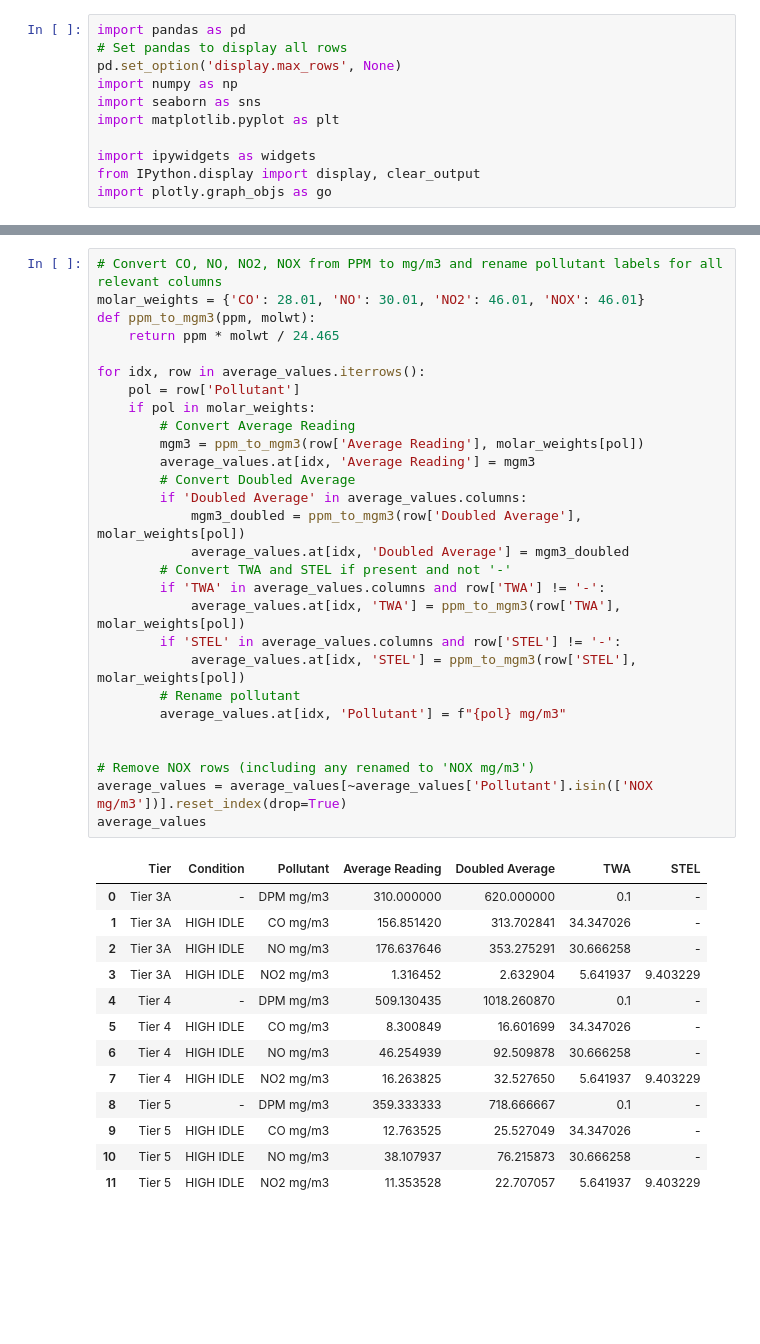
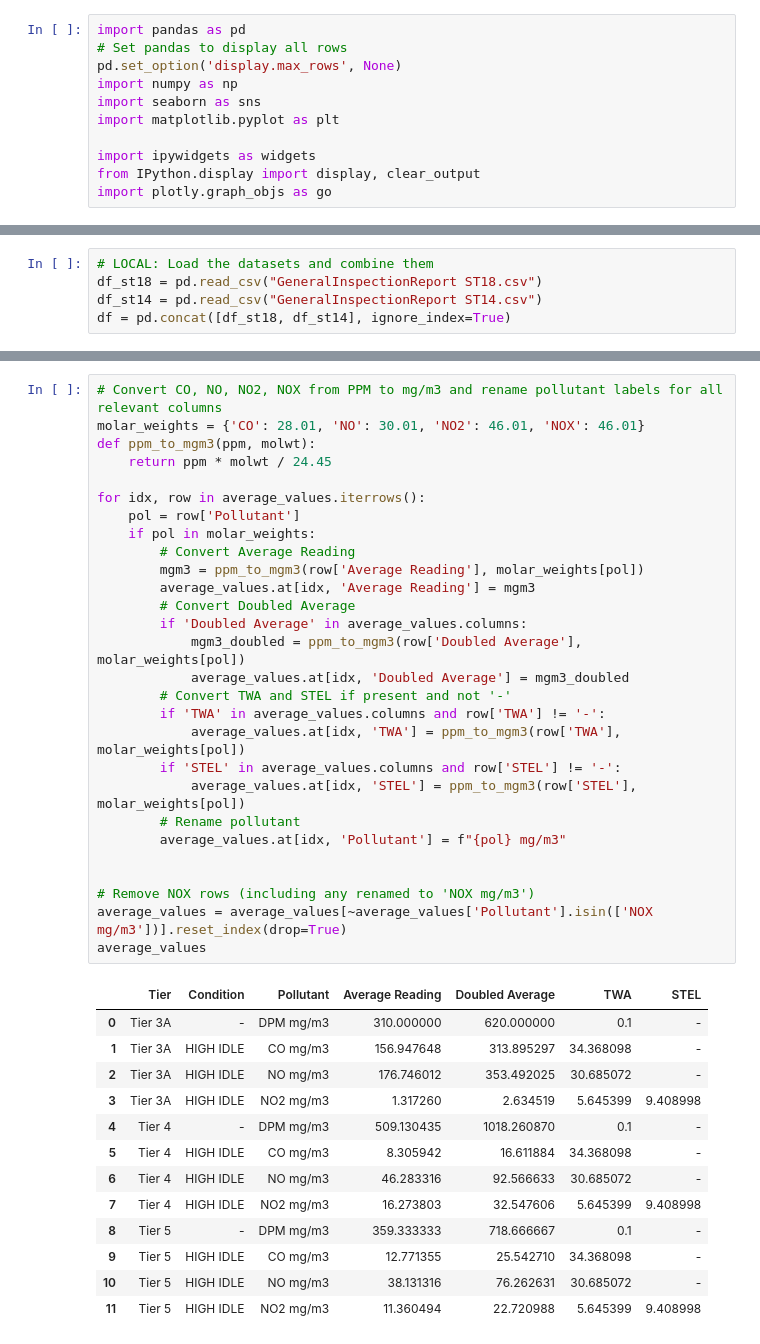
Before and after one commit to ZeKaiCheong/Emissions_data, a Jupyter notebook: Emissions_Analysis_Notebook_Modified_Vent_Dilution.ipynb, the cells around one changed output, grey strips where cells are left out. Cells and saved outputs as stored; diff of their text form; blank space fills up the shorter version.

```diff
--- a/Emissions_Analysis_Notebook_Modified_Vent_Dilution.ipynb
+++ b/Emissions_Analysis_Notebook_Modified_Vent_Dilution.ipynb
@@ -81,3 +38,8 @@ average_values
 | 12 | Tier 5 | HIGH IDLE | NO | 31.066667 | 62.133333 | 25 | - |
 | 13 | Tier 5 | HIGH IDLE | NO2 | 6.037037 | 12.074074 | 3 | 5 |
 | 14 | Tier 5 | HIGH IDLE | NOX | 38.437037 | 76.874074 | - | - |
+# %%
+# LOCAL: Load the datasets and combine them
+df_st18 = pd.read_csv("GeneralInspectionReport ST18.csv")
+df_st14 = pd.read_csv("GeneralInspectionReport ST14.csv")
+df = pd.concat([df_st18, df_st14], ignore_index=True)
@@ -84,45 +107,45 @@ average_values
 # %%
 # Convert CO, NO, NO2, NOX from PPM to mg/m3 and rename pollutant labels for all relevant columns
 molar_weights = {'CO': 28.01, 'NO': 30.01, 'NO2': 46.01, 'NOX': 46.01}
 def ppm_to_mgm3(ppm, molwt):
-    return ppm * molwt / 24.465
+    return ppm * molwt / 24.45
 
 for idx, row in average_values.iterrows():
     pol = row['Pollutant']
     if pol in molar_weights:
         # Convert Average Reading
         mgm3 = ppm_to_mgm3(row['Average Reading'], molar_weights[pol])
         average_values.at[idx, 'Average Reading'] = mgm3
         # Convert Doubled Average
         if 'Doubled Average' in average_values.columns:
             mgm3_doubled = ppm_to_mgm3(row['Doubled Average'], molar_weights[pol])
             average_values.at[idx, 'Doubled Average'] = mgm3_doubled
         # Convert TWA and STEL if present and not '-'
         if 'TWA' in average_values.columns and row['TWA'] != '-':
             average_values.at[idx, 'TWA'] = ppm_to_mgm3(row['TWA'], molar_weights[pol])
         if 'STEL' in average_values.columns and row['STEL'] != '-':
             average_values.at[idx, 'STEL'] = ppm_to_mgm3(row['STEL'], molar_weights[pol])
         # Rename pollutant
         average_values.at[idx, 'Pollutant'] = f"{pol} mg/m3"
 
 
 # Remove NOX rows (including any renamed to 'NOX mg/m3')
 average_values = average_values[~average_values['Pollutant'].isin(['NOX mg/m3'])].reset_index(drop=True)
 average_values
 # %% [output]
 |  | Tier | Condition | Pollutant | Average Reading | Doubled Average | TWA | STEL |
 | 0 | Tier 3A | - | DPM mg/m3 | 310.000000 | 620.000000 | 0.1 | - |
-| 1 | Tier 3A | HIGH IDLE | CO mg/m3 | 156.851420 | 313.702841 | 34.347026 | - |
-| 2 | Tier 3A | HIGH IDLE | NO mg/m3 | 176.637646 | 353.275291 | 30.666258 | - |
-| 3 | Tier 3A | HIGH IDLE | NO2 mg/m3 | 1.316452 | 2.632904 | 5.641937 | 9.403229 |
+| 1 | Tier 3A | HIGH IDLE | CO mg/m3 | 156.947648 | 313.895297 | 34.368098 | - |
+| 2 | Tier 3A | HIGH IDLE | NO mg/m3 | 176.746012 | 353.492025 | 30.685072 | - |
+| 3 | Tier 3A | HIGH IDLE | NO2 mg/m3 | 1.317260 | 2.634519 | 5.645399 | 9.408998 |
 | 4 | Tier 4 | - | DPM mg/m3 | 509.130435 | 1018.260870 | 0.1 | - |
-| 5 | Tier 4 | HIGH IDLE | CO mg/m3 | 8.300849 | 16.601699 | 34.347026 | - |
-| 6 | Tier 4 | HIGH IDLE | NO mg/m3 | 46.254939 | 92.509878 | 30.666258 | - |
-| 7 | Tier 4 | HIGH IDLE | NO2 mg/m3 | 16.263825 | 32.527650 | 5.641937 | 9.403229 |
+| 5 | Tier 4 | HIGH IDLE | CO mg/m3 | 8.305942 | 16.611884 | 34.368098 | - |
+| 6 | Tier 4 | HIGH IDLE | NO mg/m3 | 46.283316 | 92.566633 | 30.685072 | - |
+| 7 | Tier 4 | HIGH IDLE | NO2 mg/m3 | 16.273803 | 32.547606 | 5.645399 | 9.408998 |
 | 8 | Tier 5 | - | DPM mg/m3 | 359.333333 | 718.666667 | 0.1 | - |
-| 9 | Tier 5 | HIGH IDLE | CO mg/m3 | 12.763525 | 25.527049 | 34.347026 | - |
-| 10 | Tier 5 | HIGH IDLE | NO mg/m3 | 38.107937 | 76.215873 | 30.666258 | - |
-| 11 | Tier 5 | HIGH IDLE | NO2 mg/m3 | 11.353528 | 22.707057 | 5.641937 | 9.403229 |
+| 9 | Tier 5 | HIGH IDLE | CO mg/m3 | 12.771355 | 25.542710 | 34.368098 | - |
+| 10 | Tier 5 | HIGH IDLE | NO mg/m3 | 38.131316 | 76.262631 | 30.685072 | - |
+| 11 | Tier 5 | HIGH IDLE | NO2 mg/m3 | 11.360494 | 22.720988 | 5.645399 | 9.408998 |
 # %%
 # Copy the table to work with
 interactive_df = average_values.copy()
```
Also changed, not shown: parts of 3 cells of this notebook, 8 other files.
